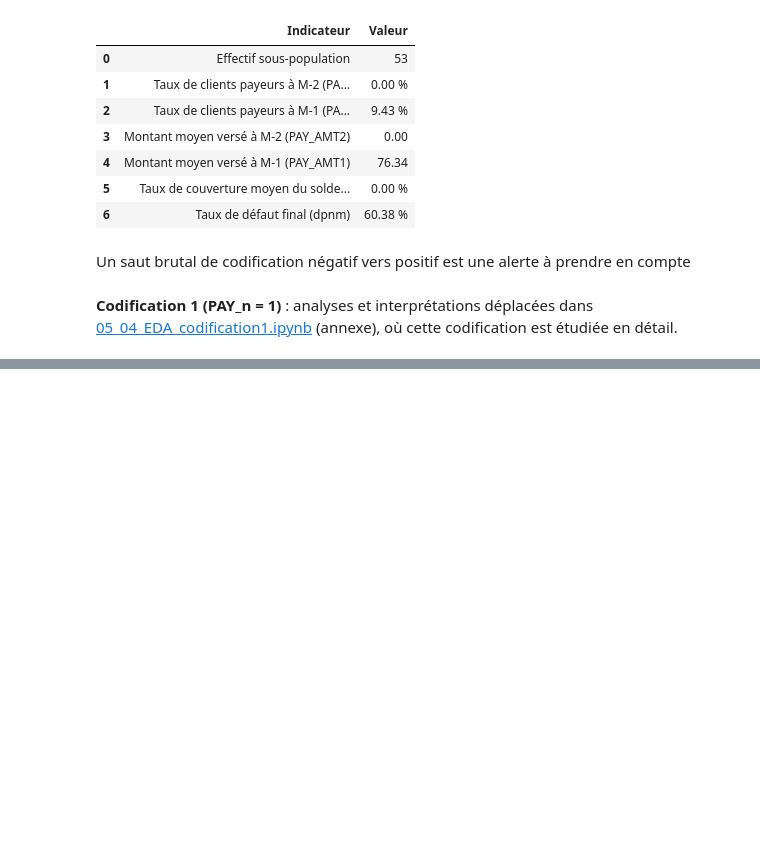
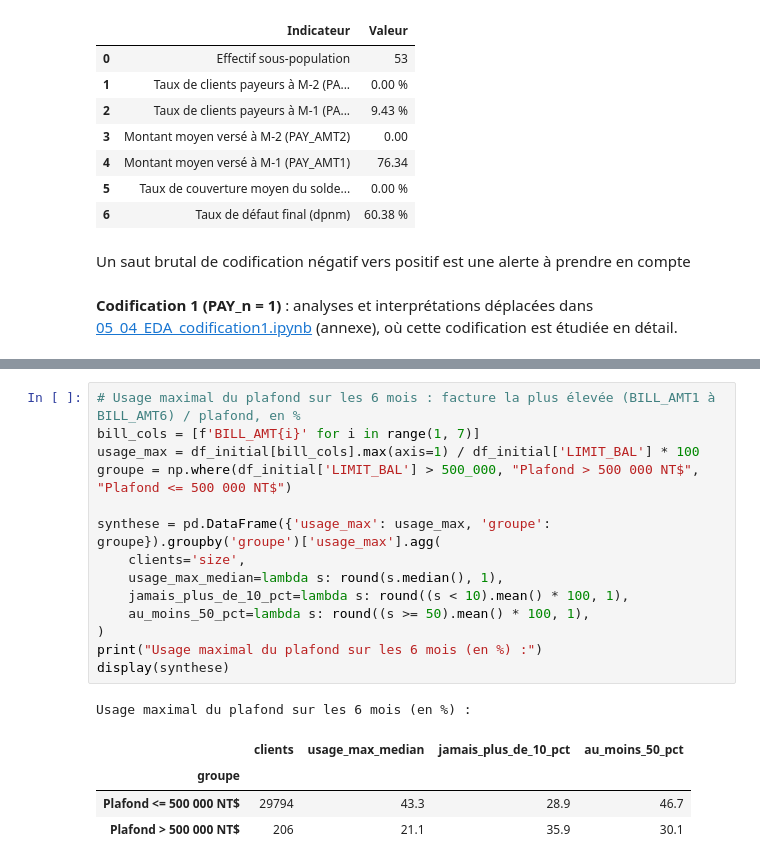
Before and after one commit to johan-mac-59/RiskLens_ML, a Jupyter notebook: src/05_01_EDA_lab.ipynb, the cells around one changed output, grey strips where cells are left out. Cells and saved outputs as stored; diff of their text form; blank space fills up the shorter version.

```diff
--- a/src/05_01_EDA_lab.ipynb
+++ b/src/05_01_EDA_lab.ipynb
@@ -7689,0 +7748,20 @@ Un saut brutal de codification négatif vers positif est une alerte à prendre e
+# %%
+# Usage maximal du plafond sur les 6 mois : facture la plus élevée (BILL_AMT1 à BILL_AMT6) / plafond, en %
+bill_cols = [f'BILL_AMT{i}' for i in range(1, 7)]
+usage_max = df_initial[bill_cols].max(axis=1) / df_initial['LIMIT_BAL'] * 100
+groupe = np.where(df_initial['LIMIT_BAL'] > 500_000, "Plafond > 500 000 NT$", "Plafond <= 500 000 NT$")
+
+synthese = pd.DataFrame({'usage_max': usage_max, 'groupe': groupe}).groupby('groupe')['usage_max'].agg(
+    clients='size',
+    usage_max_median=lambda s: round(s.median(), 1),
+    jamais_plus_de_10_pct=lambda s: round((s < 10).mean() * 100, 1),
+    au_moins_50_pct=lambda s: round((s >= 50).mean() * 100, 1),
+)
+print("Usage maximal du plafond sur les 6 mois (en %) :")
+display(synthese)
+# %% [output]
+Usage maximal du plafond sur les 6 mois (en %) :
+|  | clients | usage_max_median | jamais_plus_de_10_pct | au_moins_50_pct |
+| groupe |  |  |  |  |
+| Plafond <= 500 000 NT$ | 29794 | 43.3 | 28.9 | 46.7 |
+| Plafond > 500 000 NT$ | 206 | 21.1 | 35.9 | 30.1 |
```
Also changed, not shown: parts of 2 cells of this notebook, 10 other files.
